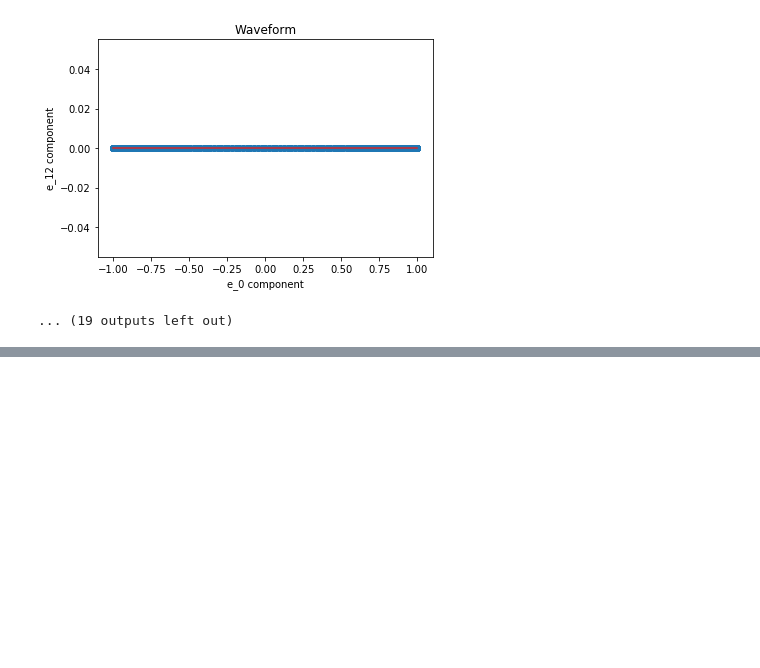
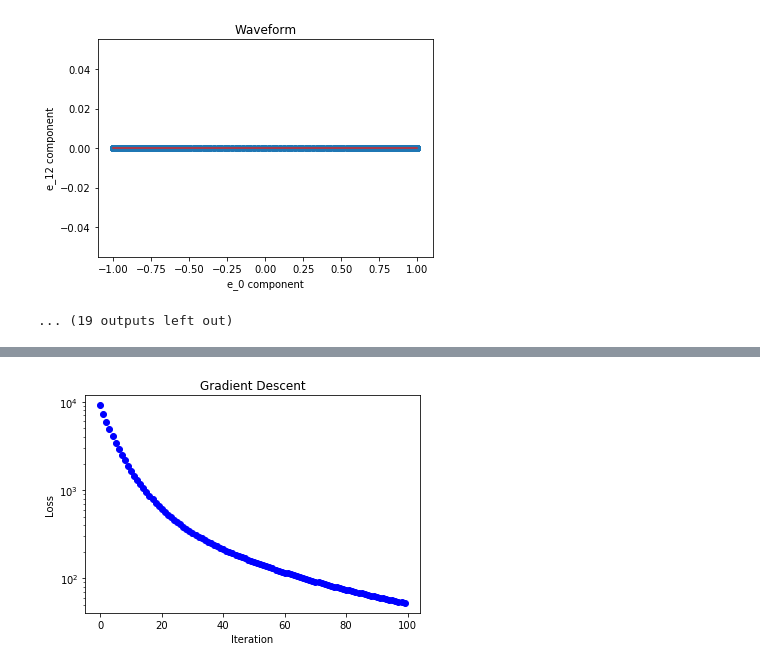
Before and after one commit to brandontrabucco/program-hdc, a Jupyter notebook: hypercomplex.ipynb, the cells around one changed output, grey strips where cells are left out. Saved outputs shown, nothing was run; the diff lists cells and outputs as text; code cells hidden in the pictures; blank space fills up the shorter version.

```diff
--- a/hypercomplex.ipynb
+++ b/hypercomplex.ipynb
@@ -252,8 +252,10 @@ import numpy as np
 import matplotlib.pyplot as plt
 
 
-N = 10000
+N = 10
 M = 32
+A = 0.001
+E = 100
 
 
 def hypercomplex_conjugate(a):
@@ -292,17 +294,74 @@ def hypercomplex_multiply(a, b):
             b[..., (a.shape[-1] // 2):])
 
 
-factor_left = np.random.normal(0, 1, (N, M))
-factor_right = np.random.normal(0, 1, (N, M))
-dummy_gradient = np.ones((N, M))
+def hypercomplex_coefficient_gradient(a):
+    h_t = np.zeros((a.shape[-1], a.shape[-1]))
+    np.fill_diagonal(h_t, 1)
+    h_t = h_t.reshape((1, a.shape[-1], a.shape[-1]))
+    return h_t
 
 
-for _ in range(10):
-    hamilton_product = hypercomplex_multiply(factor_left, factor_right)
-    result = np.sum(hamilton_product)
-    dx_left = hypercomplex_multiply(dummy_gradient, hypercomplex_conjugate(factor_right))
-    dx_right = hypercomplex_multiply(hypercomplex_conjugate(factor_left), dummy_gradient)
-    factor_left -= dx_left
-    factor_right -= dx_right
-    print(result)
+z = np.random.normal(0, 1, (N, 1, M))
+w = np.random.normal(0, 1, (N, 1, M))
+h_t = hypercomplex_coefficient_gradient(z)
+
+datapoints_z = []
+datapoints_w = []
+datapoints_loss = []
+
+
+for _ in range(E):
+
+    m = hypercomplex_multiply(z, w)
+    m_c = hypercomplex_conjugate(m)
+    loss = np.sum(hypercomplex_multiply(m, m_c)[:, :, 0])
+
+    dz = hypercomplex_multiply(h_t, w)
+    dz_c = hypercomplex_conjugate(dz)
+
+    dw = hypercomplex_multiply(z, h_t)
+    dw_c = hypercomplex_conjugate(dw)
+
+    dm_dz = hypercomplex_multiply(dz, m_c) + hypercomplex_multiply(m, dz_c)
+    dm_dz = dm_dz[:, :, 0].reshape((N, 1, M)) # Take the real component
+
+    dm_dw = hypercomplex_multiply(dw, m_c) + hypercomplex_multiply(m, dw_c)
+    dm_dw = dm_dw[:, :, 0].reshape((N, 1, M)) # Take the real component
+
+    #z -= A * dm_dz
+    w -= A * dm_dw
+
+    datapoints_z += [[z[0, 0, i] for i in range(M)]]
+    datapoints_w += [[w[0, 0, i]for i in range(M)]]
+    datapoints_loss += [loss]
+
+
+print("Final Loss:", datapoints_loss[-1])
+
+
+datapoints_z = np.array(datapoints_z)
+datapoints_w = np.array(datapoints_w)
+datapoints_loss = np.array(datapoints_loss)
+
+
+plt.plot(datapoints_loss, "bo")
+plt.xlabel("Iteration")
+plt.ylabel("Loss")
+plt.title("Gradient Descent")
+plt.yscale("log")
+plt.show()
+
+for i in range(1, M):
+
+    plt.plot(datapoints_z[:, 0], datapoints_z[:, i], "go")
+    plt.xlabel("e_0 component")
+    plt.ylabel("e_%d component" % i)
+    plt.title("Z")
+    plt.show()
+
+    plt.plot(datapoints_w[:, 0], datapoints_w[:, i], "ro")
+    plt.xlabel("e_0 component")
+    plt.ylabel("e_%d component" % i)
+    plt.title("W")
+    plt.show()
 # %% [output]
@@ -318,0 +369 @@ for _ in range(10):
+[figure, added]
```
Also changed, not shown: parts of 2 cells of this notebook.
